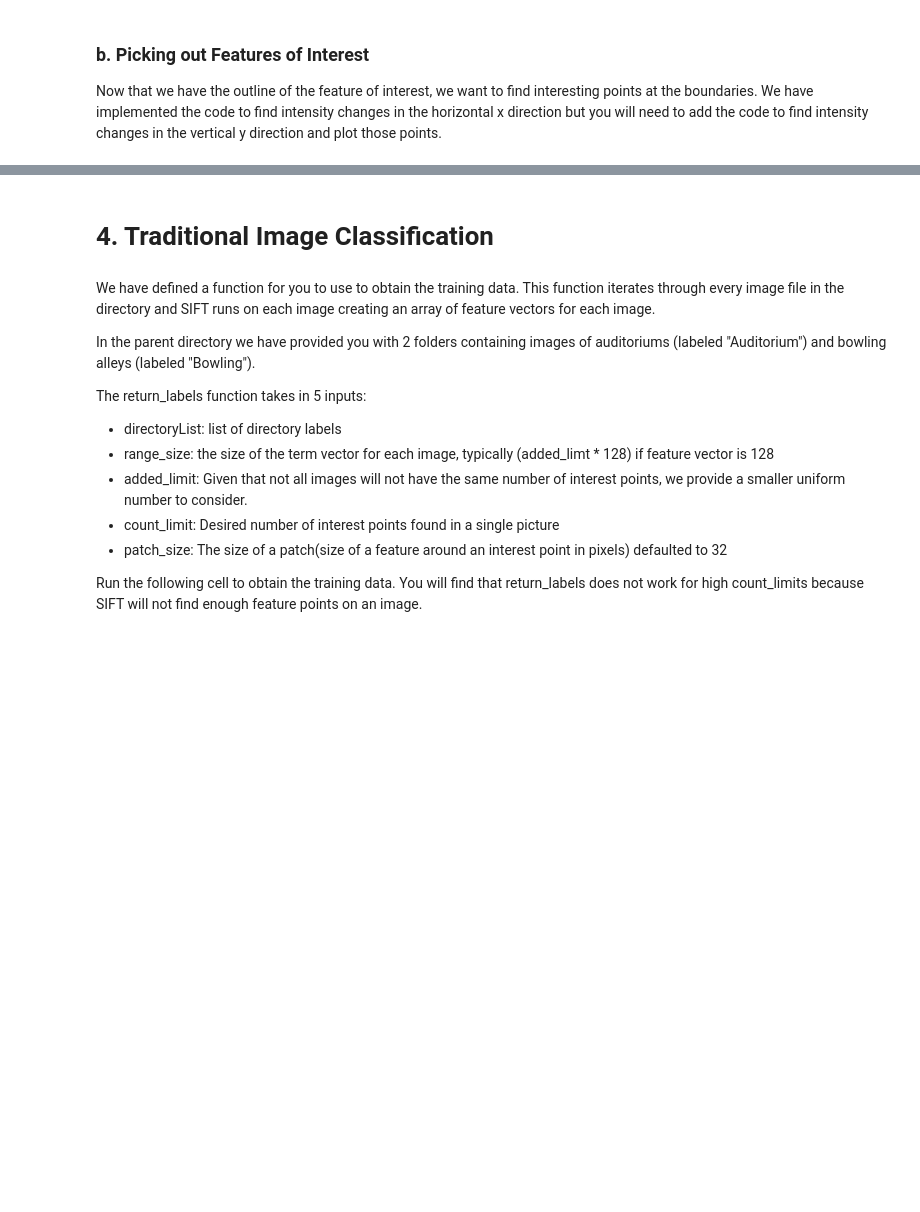
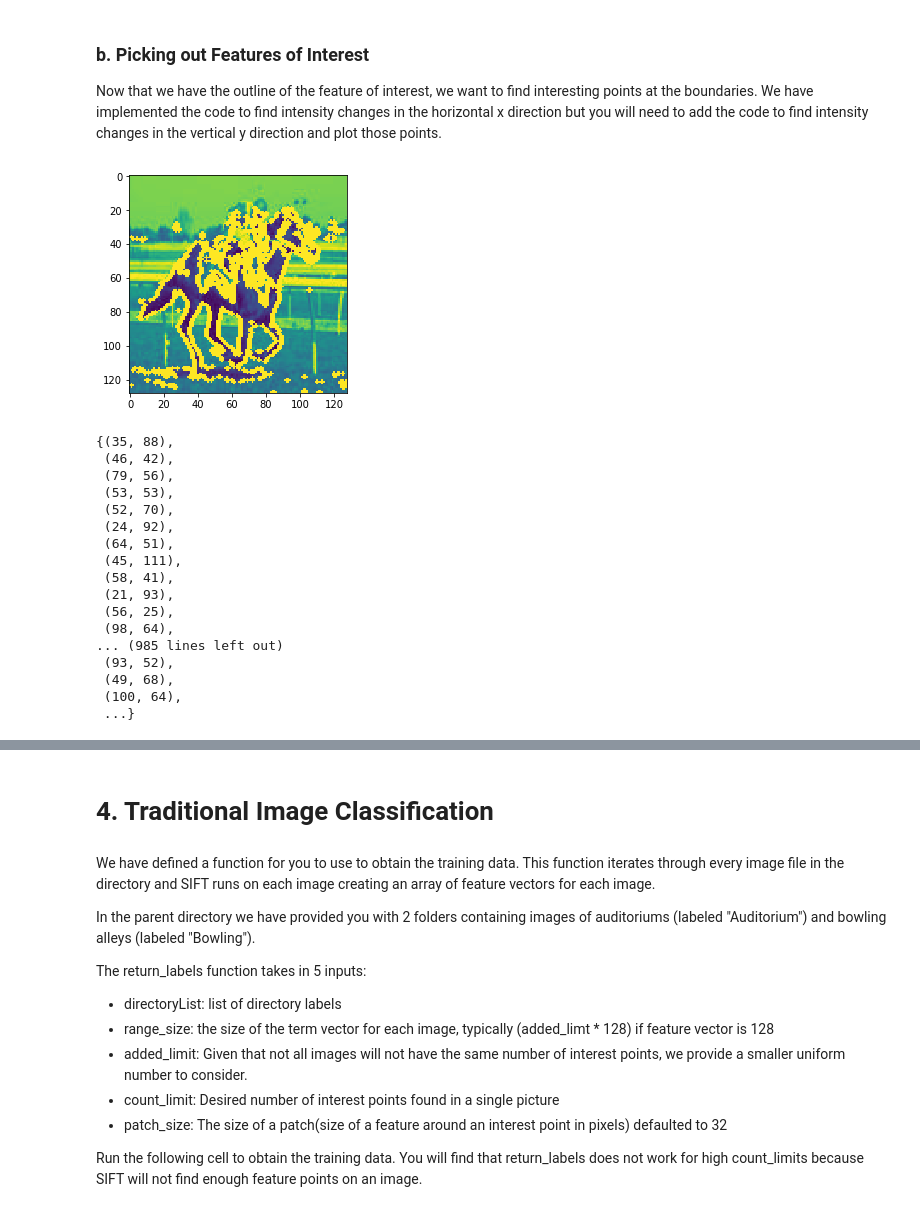
Before and after one commit to vontell/834-PSET, a Jupyter notebook: Image Classification.ipynb, the cells around one changed output, grey strips where cells are left out. Cells and saved outputs as stored; diff of their text form; code cells hidden in the pictures; blank space fills up the shorter version.

```diff
--- a/Image Classification.ipynb
+++ b/Image Classification.ipynb
@@ -84,26 +106,46 @@ final = MSER(80)
 Now that we have the outline of the feature of interest, we want to find interesting points at the boundaries. We have implemented the code to find intensity changes in the horizontal x direction but you will need to add the code to find intensity changes in the vertical y direction and plot those points.
 # %%
 def returnPoints(picture):
+    '''
+    picture: 128x128 numpy array that has been thresholded
+
+    return a set containing points where the gradient changes in the y direction as well as the x direction
+    '''
     display_x_img = cv2.imread('00000019.jpg', 0)
     points = set()
 
     #code to find intensity changes in the horizontal x direction
     for x in range(len(picture)):
         for y in range(1, len(picture[0])):
             if abs(picture[x][y] - picture[x][y-1]) > 254:
                 points.add((x, y))
 
-
-    #Add your code here to add the (x,y) coordinates of points that represent an intensity change
-    #in the y direction. The points should be added to the set points.
-
-
     for i in points:
         y,x = i
         cv2.circle(display_x_img,(x,y),1,255,-1)
 
     plt.imshow(display_x_img),plt.show()
+    return points
 
 
 
 returnPoints(final)
+# %% [output]
+[figure, added]
+{(35, 88),
+ (46, 42),
+ (79, 56),
+ (53, 53),
+ (52, 70),
+ (24, 92),
+ (64, 51),
+ (45, 111),
+ (58, 41),
+ (21, 93),
+ (56, 25),
+ (98, 64),
+... (985 lines left out)
+ (93, 52),
+ (49, 68),
+ (100, 64),
+ ...}
```
Also changed, not shown: parts of 4 cells of this notebook, 7 other files.
